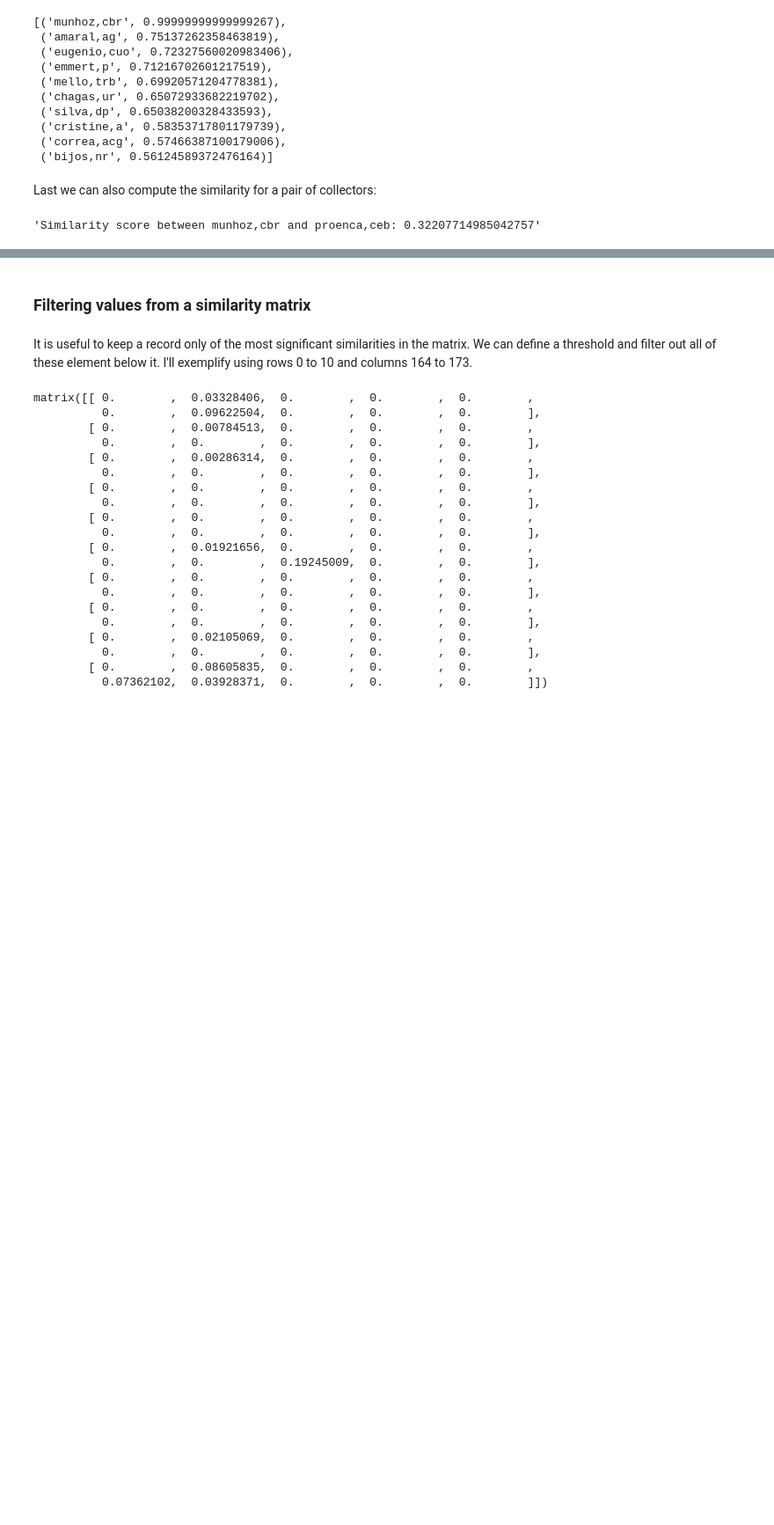
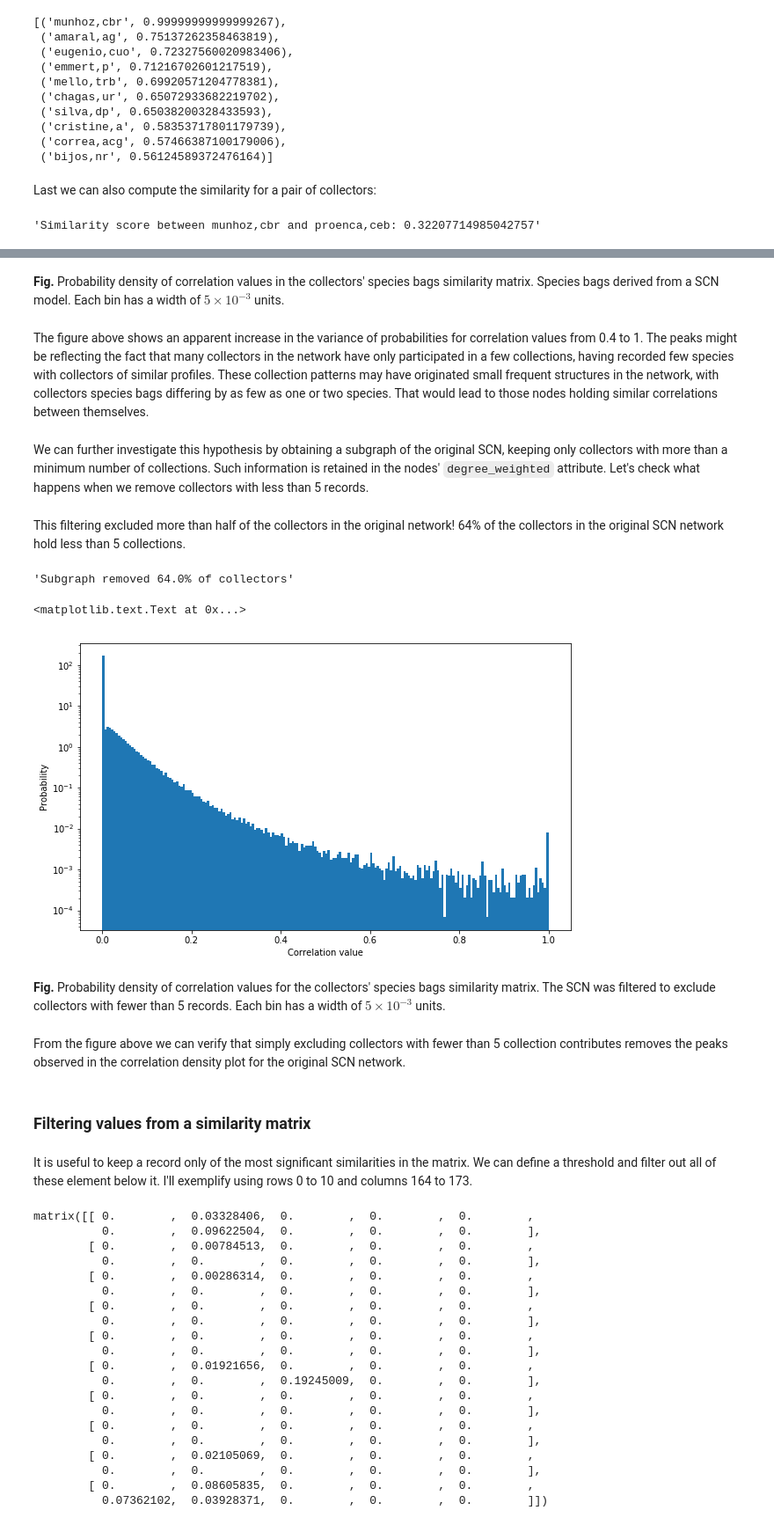
Before and after one commit to pedrosiracusa/datascience_biodiversity, a Jupyter notebook: notebooks/n10_species_bags.ipynb, the cells around one changed output, grey strips where cells are left out. Shown: that part at 88% size. Cells and saved outputs as stored; diff of their text form; code cells hidden in the pictures; blank space fills up the shorter version.

```diff
--- a/notebooks/n10_species_bags.ipynb
+++ b/notebooks/n10_species_bags.ipynb
@@ -271,3 +295,40 @@ i,score = calculateSimilarity(scn,'munhoz,cbr','proenca,ceb')
+# %% [markdown]
+**Fig.** Probability density of correlation values in the collectors' species bags similarity matrix. Species bags derived from a SCN model. Each bin has a width of $5\times10^{-3}$ units.
+# %% [markdown]
+The figure above shows an apparent increase in the variance of probabilities for correlation values from 0.4 to 1. The peaks might be reflecting the fact that many collectors in the network have only participated in a few collections, having recorded few species with collectors of similar profiles. These collection patterns may have originated small frequent structures in the network, with collectors species bags differing by as few as one or two species. That would lead to those nodes holding similar correlations between themselves.
+# %% [markdown]
+We can further investigate this hypothesis by obtaining a subgraph of the original SCN, keeping only collectors with more than a minimum number of collections. Such information is retained in the nodes' `degree_weighted` attribute. Let's check what happens when we remove collectors with less than 5 records.
+# %%
+# get a subgraph with collectors with >= 5 records
+min_n_records = 5
+sub_collectors = [n for n,d in scn.getCollectorsNodes(data=True) if d['degree_weighted']>=min_n_records]
+scn_sub = scn.subgraph( sub_collectors + scn.getSpeciesNodes())
+scn_sub.remove_nodes_from(nx.isolates(scn_sub))
+
+# calculate the similarity matrix
+i,m = calculateSimilarity(scn_sub)
+
+# remove diagonal elements (auto correlations)
+m.setdiag(np.nan)
+d = m.toarray().flatten()
+d = d[~np.isnan(d)]
+# %% [markdown]
+This filtering excluded more than half of the collectors in the original network! 64% of the collectors in the original SCN network hold less than 5 collections.
+# %%
+"Subgraph removed {:.1%} of collectors".format(1-len(scn_sub.getCollectorsNodes())/len(scn.getCollectorsNodes()))
+# %% [output]
+'Subgraph removed 64.0% of collectors'
+# %%
+plt.hist(d,log=True,normed=True,bins=200)
+plt.xlabel("Correlation value")
+plt.ylabel("Probability")
+# %% [output]
+<matplotlib.text.Text at 0x...>
+[figure, added]
+# %% [markdown]
+**Fig.** Probability density of correlation values for the collectors' species bags similarity matrix. The SCN was filtered to exclude collectors with fewer than 5 records. Each bin has a width of $5\times10^{-3}$ units.
+# %% [markdown]
+From the figure above we can verify that simply excluding collectors with fewer than 5 collection contributes removes the peaks observed in the correlation density plot for the original SCN network.
 # %% [markdown]
 ### Filtering values from a similarity matrix
 # %% [markdown]
```
Also changed, not shown: parts of 32 cells of this notebook.
